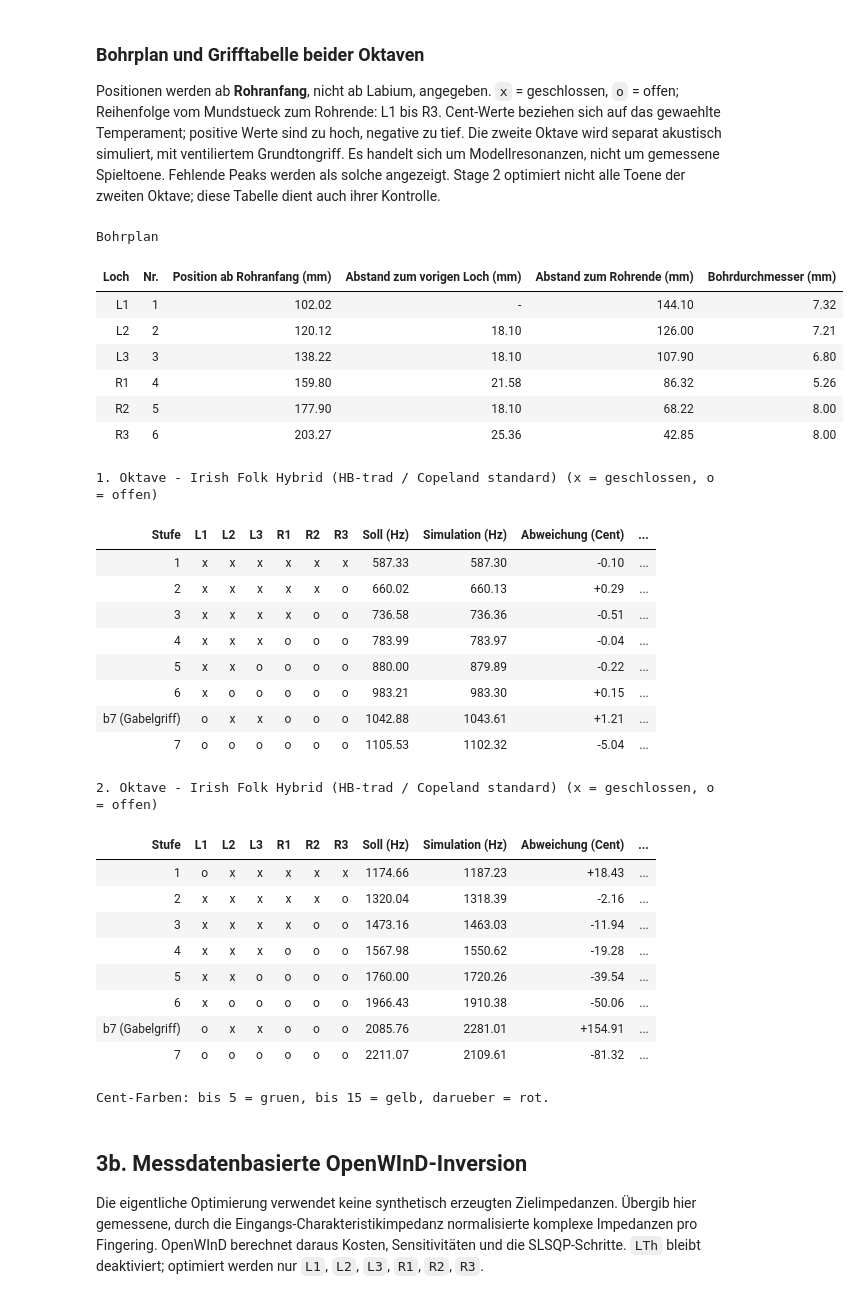
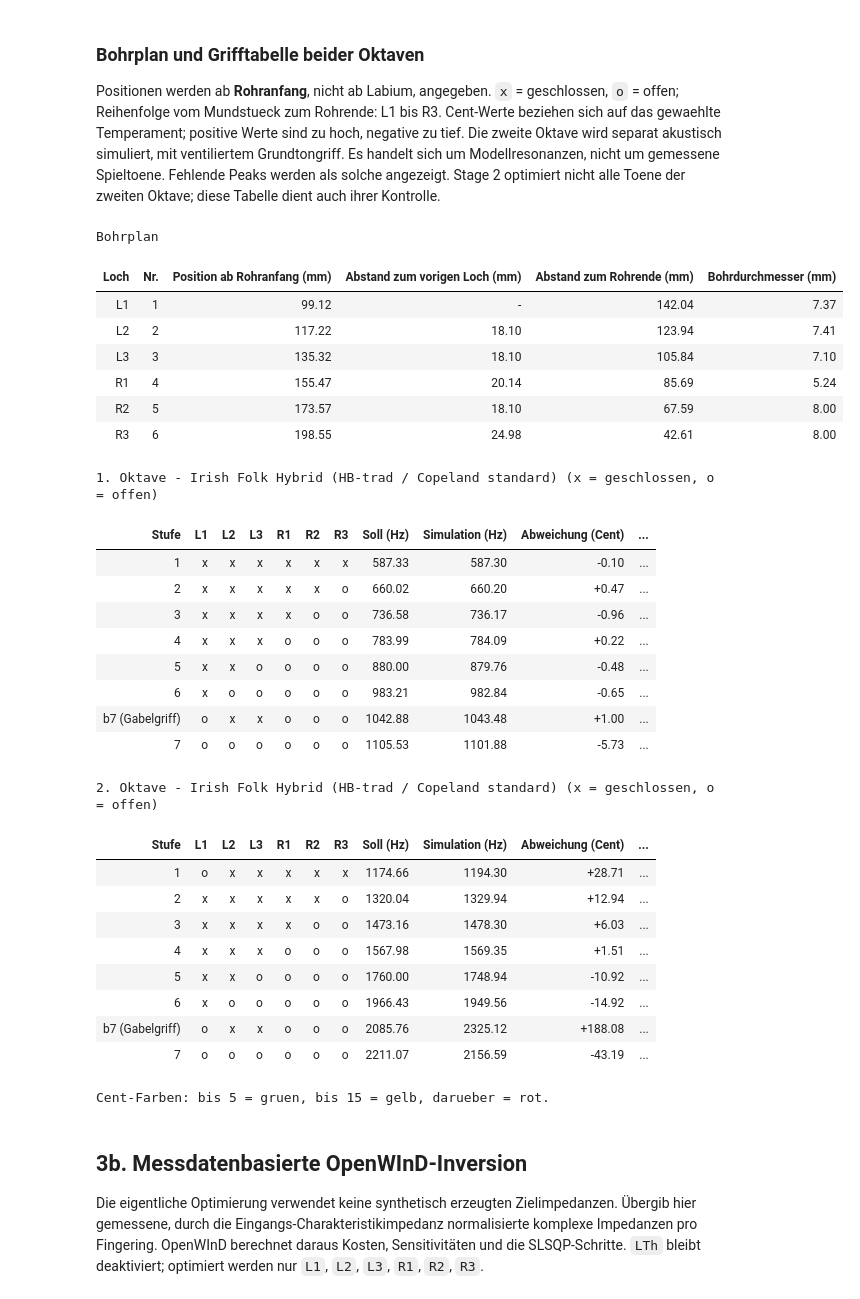
Before and after one commit to tastenmo/openWind, a Jupyter notebook: notebooks/openwind_multikey_design_pipeline.ipynb, the cells around one changed output. Drawn from its saved outputs; the diff is of its cells as text; code cells hidden in the pictures.

```diff
--- a/notebooks/openwind_multikey_design_pipeline.ipynb
+++ b/notebooks/openwind_multikey_design_pipeline.ipynb
@@ -30,8 +30,11 @@ TEMPERAMENTS = {
     'Just_Intonation': JUST_INTONATION,
 }
 KEY_NAME = 'Soprano_D'
+MOUTHPIECE_NAME = 'MouthpieceDN16V4'
 PIPE_INNER_DIAMETER_MM = 14.2  # DN16 PVC
+OPTIMIZE_ENDHOLE = False
 TEMPERAMENT_NAME = 'Irish_Folk_Hybrid'
 print('Keys:', ', '.join(SUPPORTED_KEYS))
+print('Mouthpiece:', MOUTHPIECE_NAME)
 # %% [output]
 Keys: Soprano_D, Soprano_C, High_Bb, Alto_A, Low_D
@@ -69,5 +73,9 @@ DN16-PVC mit 14.2 mm Innendurchmesser: Optimiert werden die vorlaeufige Rohrlaen
 # %%
-pipeline = WhistleDesignPipeline(KEY_NAME, tuning)
+pipeline = WhistleDesignPipeline(
+    KEY_NAME, tuning,
+    mouthpiece_name=MOUTHPIECE_NAME,
+    optimize_endhole=OPTIMIZE_ENDHOLE,
+)
 bore = pipeline.run_stage_1_length_endhole_optimization(
     starting_bore_radius_m=PIPE_INNER_DIAMETER_MM / 2000.0,
 )
@@ -130,61 +138,61 @@ display(drilling_table.style.hide(axis='index').set_caption('Bohrplan').format({
     column: '{:.2f}' for column in drilling_table if column.endswith('(mm)')
 }, na_rep='-'))
 
-mouthpiece = pipeline.geometry_factory.load_mouthpiece('MouthpieceDN16V2')
+mouthpiece = pipeline.geometry_factory.load_mouthpiece(MOUTHPIECE_NAME)
 fingering_table = pd.DataFrame(fingering_tuning_rows(
     key_config, tuning, bore, holes, mouthpiece,
     temperature=pipeline.geometry_factory.temperature,
 )).rename(columns={
     'Register': 'Oktave', 'Degree': 'Stufe', 'Target (Hz)': 'Soll (Hz)',
     'Simulated (Hz)': 'Simulation (Hz)', 'Deviation (cents)': 'Abweichung (Cent)',
 })
 fingering_table['Stufe'] = fingering_table['Stufe'].replace({
     **{f'Degree_{i}': str(i) for i in range(1, 8)}, 'Fork_Minor7': 'b7 (Gabelgriff)',
 })
 
 def cent_color(value):
     if pd.isna(value):
         return 'background-color: #eeeeee; color: #333333'
     color = '#d9ead3' if abs(value) <= 5 else '#fff2cc' if abs(value) <= 15 else '#f4cccc'
     return f'background-color: {color}; color: #222222'
 
 for octave in (1, 2):
     table = fingering_table[fingering_table['Oktave'] == octave].drop(columns='Oktave')
     display(table.style.hide(axis='index').set_caption(
         f'{octave}. Oktave - {tuning.name} (x = geschlossen, o = offen)'
     ).format({
         'Soll (Hz)': '{:.2f}', 'Simulation (Hz)': '{:.2f}', 'Abweichung (Cent)': '{:+.2f}',
     }, na_rep='kein Peak').map(cent_color, subset=['Abweichung (Cent)']))
 print('Cent-Farben: bis 5 = gruen, bis 15 = gelb, darueber = rot.')
 # %% [output]
 Bohrplan
 | Loch | Nr. | Position ab Rohranfang (mm) | Abstand zum vorigen Loch (mm) | Abstand zum Rohrende (mm) | Bohrdurchmesser (mm) |
-| L1 | 1 | 102.02 | - | 144.10 | 7.32 |
-| L2 | 2 | 120.12 | 18.10 | 126.00 | 7.21 |
-| L3 | 3 | 138.22 | 18.10 | 107.90 | 6.80 |
-| R1 | 4 | 159.80 | 21.58 | 86.32 | 5.26 |
-| R2 | 5 | 177.90 | 18.10 | 68.22 | 8.00 |
-| R3 | 6 | 203.27 | 25.36 | 42.85 | 8.00 |
+| L1 | 1 | 99.12 | - | 142.04 | 7.37 |
+| L2 | 2 | 117.22 | 18.10 | 123.94 | 7.41 |
+| L3 | 3 | 135.32 | 18.10 | 105.84 | 7.10 |
+| R1 | 4 | 155.47 | 20.14 | 85.69 | 5.24 |
+| R2 | 5 | 173.57 | 18.10 | 67.59 | 8.00 |
+| R3 | 6 | 198.55 | 24.98 | 42.61 | 8.00 |
 1. Oktave - Irish Folk Hybrid (HB-trad / Copeland standard) (x = geschlossen, o = offen)
 | Stufe | L1 | L2 | L3 | R1 | R2 | R3 | Soll (Hz) | Simulation (Hz) | Abweichung (Cent) | ... |
 | 1 | x | x | x | x | x | x | 587.33 | 587.30 | -0.10 | ... |
-| 2 | x | x | x | x | x | o | 660.02 | 660.13 | +0.29 | ... |
-| 3 | x | x | x | x | o | o | 736.58 | 736.36 | -0.51 | ... |
-| 4 | x | x | x | o | o | o | 783.99 | 783.97 | -0.04 | ... |
-| 5 | x | x | o | o | o | o | 880.00 | 879.89 | -0.22 | ... |
-| 6 | x | o | o | o | o | o | 983.21 | 983.30 | +0.15 | ... |
-| b7 (Gabelgriff) | o | x | x | o | o | o | 1042.88 | 1043.61 | +1.21 | ... |
-| 7 | o | o | o | o | o | o | 1105.53 | 1102.32 | -5.04 | ... |
+| 2 | x | x | x | x | x | o | 660.02 | 660.20 | +0.47 | ... |
+| 3 | x | x | x | x | o | o | 736.58 | 736.17 | -0.96 | ... |
+| 4 | x | x | x | o | o | o | 783.99 | 784.09 | +0.22 | ... |
+| 5 | x | x | o | o | o | o | 880.00 | 879.76 | -0.48 | ... |
+| 6 | x | o | o | o | o | o | 983.21 | 982.84 | -0.65 | ... |
+| b7 (Gabelgriff) | o | x | x | o | o | o | 1042.88 | 1043.48 | +1.00 | ... |
+| 7 | o | o | o | o | o | o | 1105.53 | 1101.88 | -5.73 | ... |
 2. Oktave - Irish Folk Hybrid (HB-trad / Copeland standard) (x = geschlossen, o = offen)
 | Stufe | L1 | L2 | L3 | R1 | R2 | R3 | Soll (Hz) | Simulation (Hz) | Abweichung (Cent) | ... |
-| 1 | o | x | x | x | x | x | 1174.66 | 1187.23 | +18.43 | ... |
-| 2 | x | x | x | x | x | o | 1320.04 | 1318.39 | -2.16 | ... |
-| 3 | x | x | x | x | o | o | 1473.16 | 1463.03 | -11.94 | ... |
-| 4 | x | x | x | o | o | o | 1567.98 | 1550.62 | -19.28 | ... |
-| 5 | x | x | o | o | o | o | 1760.00 | 1720.26 | -39.54 | ... |
-| 6 | x | o | o | o | o | o | 1966.43 | 1910.38 | -50.06 | ... |
-| b7 (Gabelgriff) | o | x | x | o | o | o | 2085.76 | 2281.01 | +154.91 | ... |
-| 7 | o | o | o | o | o | o | 2211.07 | 2109.61 | -81.32 | ... |
+| 1 | o | x | x | x | x | x | 1174.66 | 1194.30 | +28.71 | ... |
+| 2 | x | x | x | x | x | o | 1320.04 | 1329.94 | +12.94 | ... |
+| 3 | x | x | x | x | o | o | 1473.16 | 1478.30 | +6.03 | ... |
+| 4 | x | x | x | o | o | o | 1567.98 | 1569.35 | +1.51 | ... |
+| 5 | x | x | o | o | o | o | 1760.00 | 1748.94 | -10.92 | ... |
+| 6 | x | o | o | o | o | o | 1966.43 | 1949.56 | -14.92 | ... |
+| b7 (Gabelgriff) | o | x | x | o | o | o | 2085.76 | 2325.12 | +188.08 | ... |
+| 7 | o | o | o | o | o | o | 2211.07 | 2156.59 | -43.19 | ... |
 Cent-Farben: bis 5 = gruen, bis 15 = gelb, darueber = rot.
 # %% [markdown]
 ## 3b. Messdatenbasierte OpenWInD-Inversion
```
Also changed, not shown: parts of 6 cells of this notebook, 7 other files.
